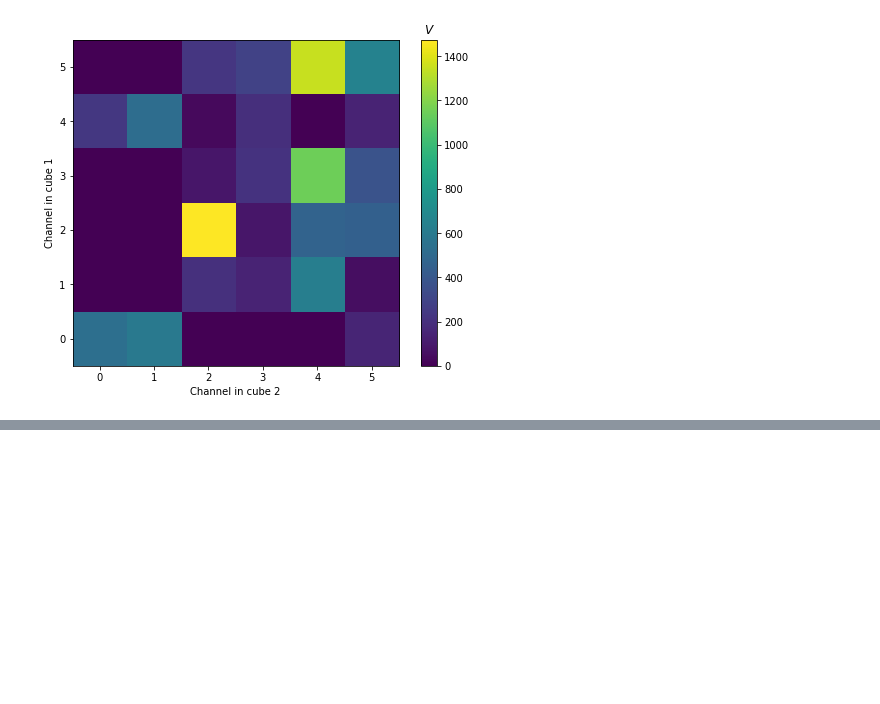
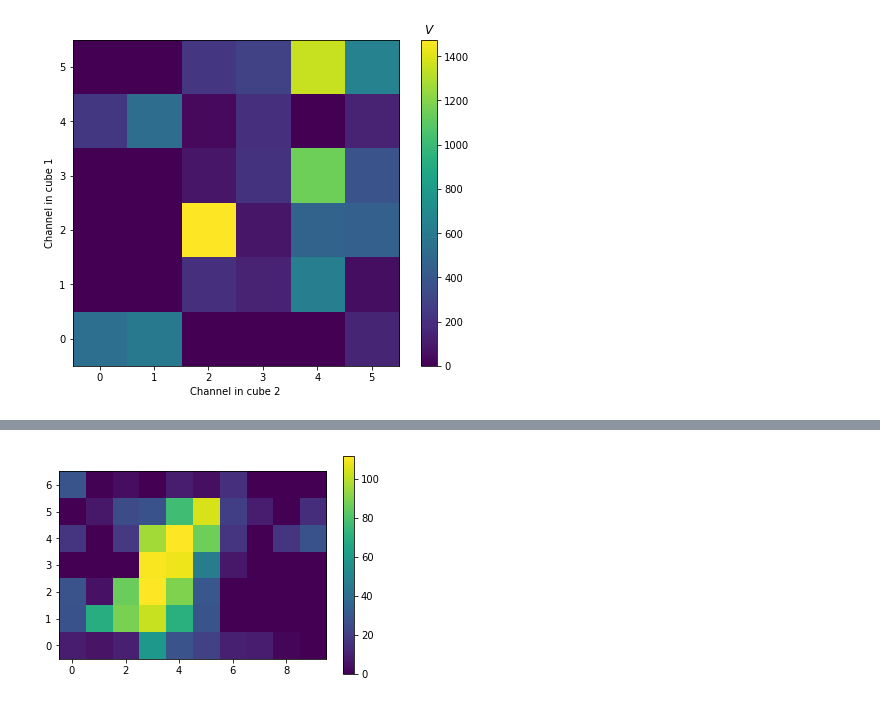
Before and after one commit to solerjuan/astroHOG, a Jupyter notebook: examples/comparecubes.ipynb, the cells around one changed output, grey strips where cells are left out. Saved outputs shown, nothing was run; the diff lists cells and outputs as text; code cells hidden in the pictures; blank space fills up the shorter version.

```diff
--- a/examples/comparecubes.ipynb
+++ b/examples/comparecubes.ipynb
@@ -117,0 +145,8 @@ plt.show()
+# %%
+vblocks=imablockaverage(corrcube[indmax1[0],indmax2[0],:,:], nbx=7, nby=10, weight=(1./ksz)**2)
+# %%
+plt.imshow(vblocks, origin='lower', vmin=0.)
+plt.colorbar()
+plt.show()
+# %% [output]
+[figure, added]
```
Also changed, not shown: parts of 7 cells of this notebook, 1 other file.
